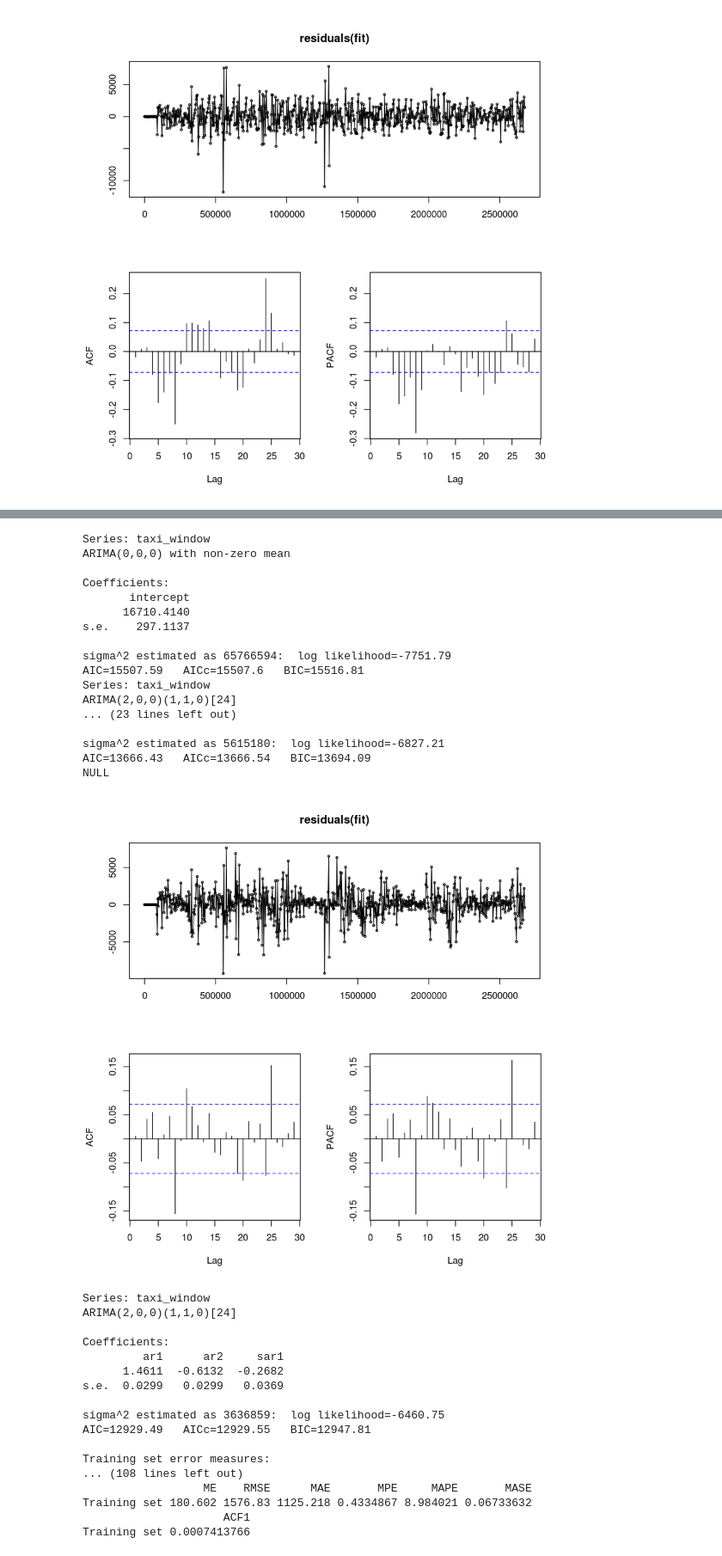
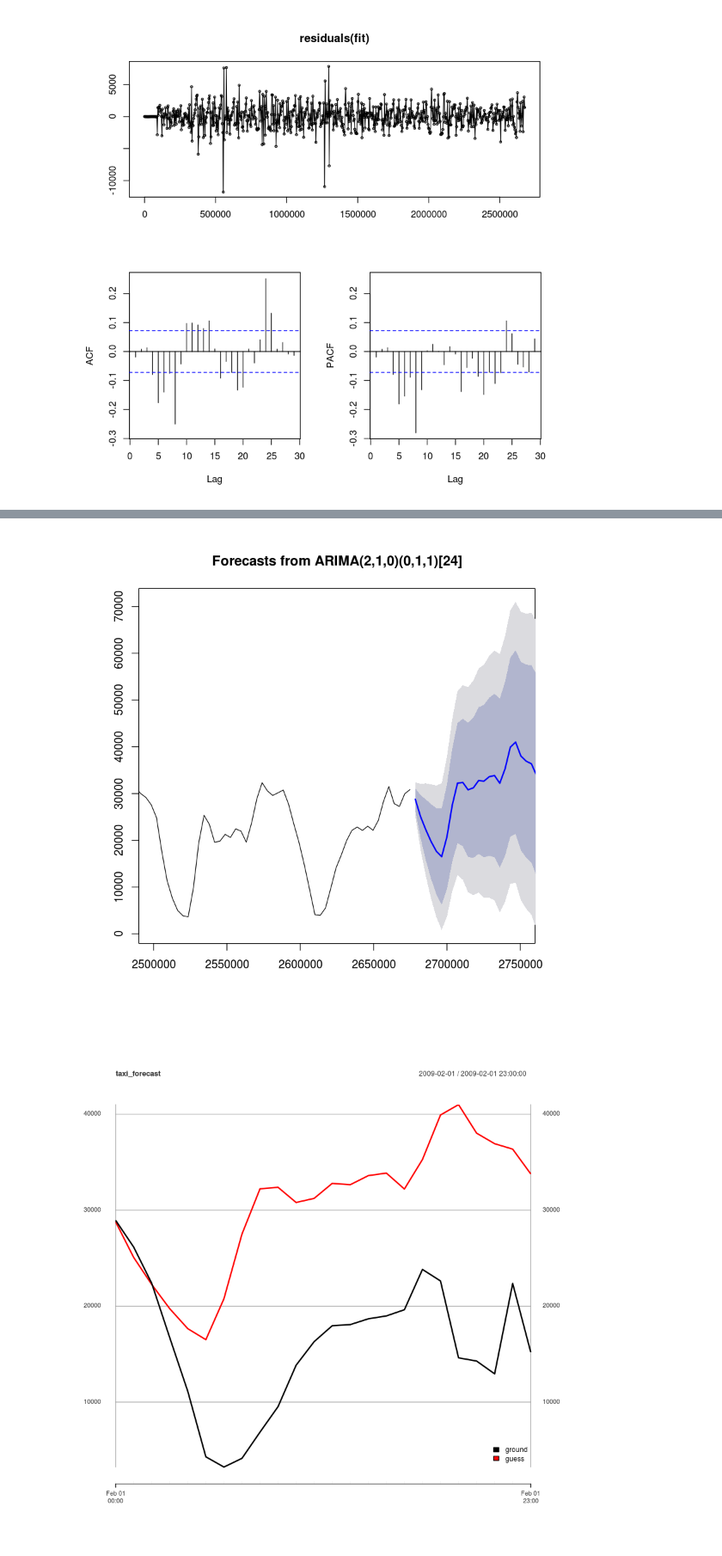
Before and after one commit to pdpham-llnl/dssi17, a Jupyter notebook: taxi/ts_taxi_ARIMA_R.ipynb, the cells around one changed output, grey strips where cells are left out. Shown at 86% size. Drawn from its saved outputs; the diff is of its cells as text; code cells hidden in the pictures; blank space fills up the shorter version.

Commit message:
ARIMA 1 wk

```diff
--- a/taxi/ts_taxi_ARIMA_R.ipynb
+++ b/taxi/ts_taxi_ARIMA_R.ipynb
@@ -74,59 +57,17 @@ X-squared = 0.26261, df = 1, p-value = 0.6083
-# %%
-#Try arima(2,0,0)(1,1,0)[12]
-print(Arima(taxi_window,order=c(0,0,0)))
-fit <- Arima(taxi_window, order = c(2,0,0),seasonal = list(order=c(1,1,0),period=24))
-summary(fit)
-print(tsdisplay(residuals(fit)))
-
-print('Auto ARIMA')
-auto_fit <- auto.arima(taxi_window)
-print(auto_fit)
-print(tsdisplay(residuals(fit)))
-# %% [output]
-Series: taxi_window
-ARIMA(0,0,0) with non-zero mean
-
-Coefficients:
-       intercept
-      16710.4140
-s.e.    297.1137
-
-sigma^2 estimated as 65766594:  log likelihood=-7751.79
-AIC=15507.59   AICc=15507.6   BIC=15516.81
-Series: taxi_window
-ARIMA(2,0,0)(1,1,0)[24]
-... (23 lines left out)
-
-sigma^2 estimated as 5615180:  log likelihood=-6827.21
-AIC=13666.43   AICc=13666.54   BIC=13694.09
-NULL
-[figure, removed]
-# %%
-summary(Arima(taxi_window, order = c(2,0,0),seasonal = list(order=c(1,1,0),period=24)))
-summary(Arima(taxi_window, order = c(3,0,0),seasonal = list(order=c(1,1,0),period=24)))
-summary(Arima(taxi_window, order = c(1,0,0),seasonal = list(order=c(1,1,0),period=24)))
-
-summary(Arima(taxi_window, order = c(2,1,0),seasonal = list(order=c(1,1,0),period=24)))
-summary(Arima(taxi_window, order = c(2,0,1),seasonal = list(order=c(1,1,0),period=24)))
-
-summary(Arima(taxi_window, order = c(2,0,0),seasonal = list(order=c(0,1,0),period=24)))
-summary(Arima(taxi_window, order = c(2,0,0),seasonal = list(order=c(2,1,0),period=24)))
-summary(Arima(taxi_window, order = c(2,0,0),seasonal = list(order=c(1,1,1),period=24)))
-# %% [output]
-Series: taxi_window
-ARIMA(2,0,0)(1,1,0)[24]
-
-Coefficients:
-         ar1      ar2     sar1
-      1.4611  -0.6132  -0.2682
-s.e.  0.0299   0.0299   0.0369
-
-sigma^2 estimated as 3636859:  log likelihood=-6460.75
-AIC=12929.49   AICc=12929.55   BIC=12947.81
-
-Training set error measures:
-... (108 lines left out)
-                  ME    RMSE      MAE       MPE     MAPE       MASE
-Training set 180.602 1576.83 1125.218 0.4334867 8.984021 0.06733632
-                     ACF1
-Training set 0.0007413766
+# %%
+fc = forecast(fit,h=24)
+plot(fc,xlim = c(2500000,2750000))
+
+taxi_predict <-
+# taxi_forecast <- xts(x = cbind(taxi['2009-02-01'],fc$mean,fc$lower,fc$upper),
+#                      order.by = time(taxi_predict))
+# colnames(taxi_forecast)=c('ground','guess',
+#                          'l85','l95',
+#                          'u85','u95')
+taxi_forecast <- xts(x = cbind(taxi['2009-02-01'],fc$mean),
+                     order.by = time(taxi_predict))
+colnames(taxi_forecast)=c('ground','guess')
+plot.xts(taxi_forecast,legend.loc = 'bottomright')
+# %% [output]
+[figure, added]
+[figure, added]
```
Also changed, not shown: parts of 5 cells of this notebook.
